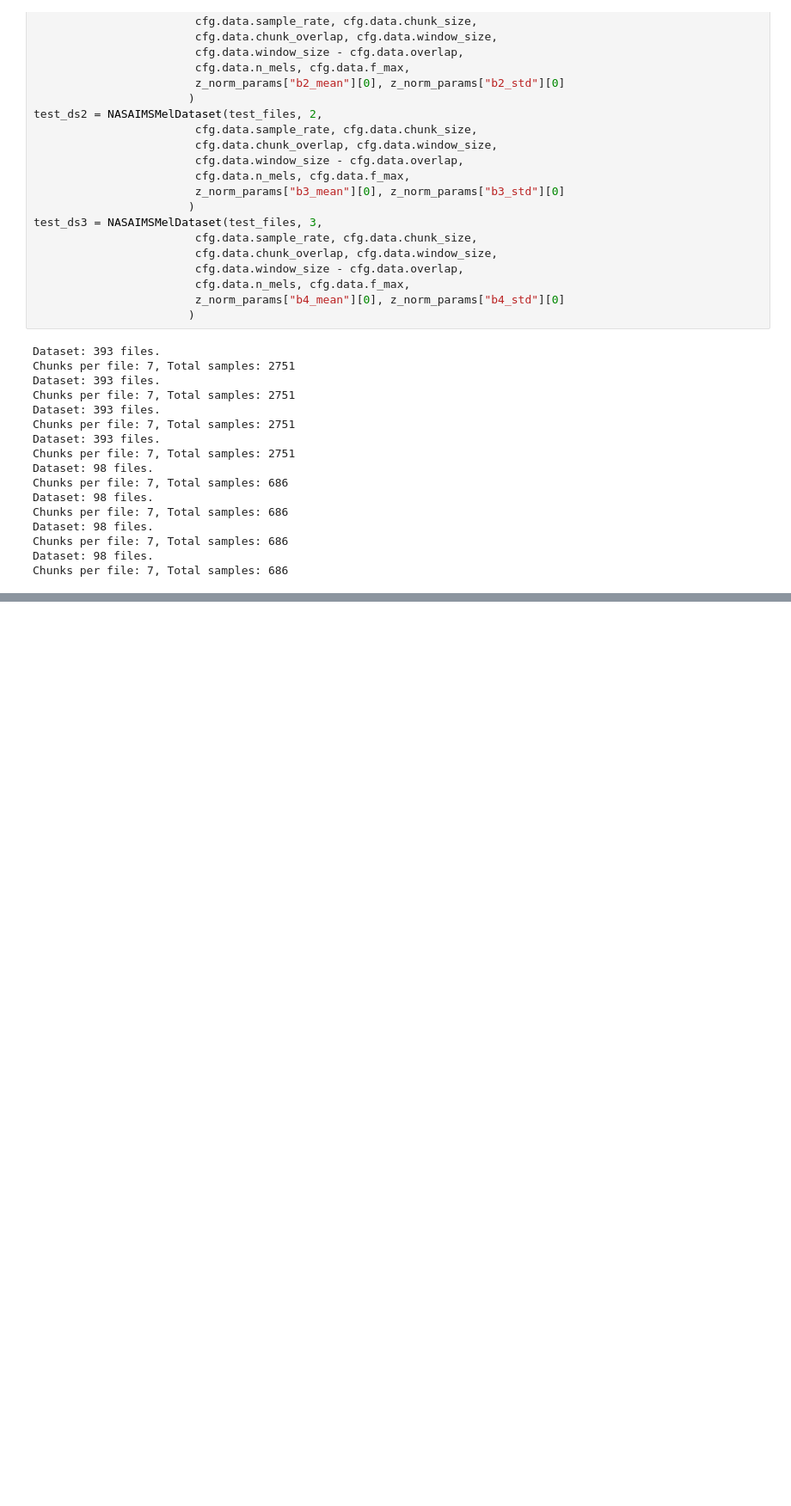
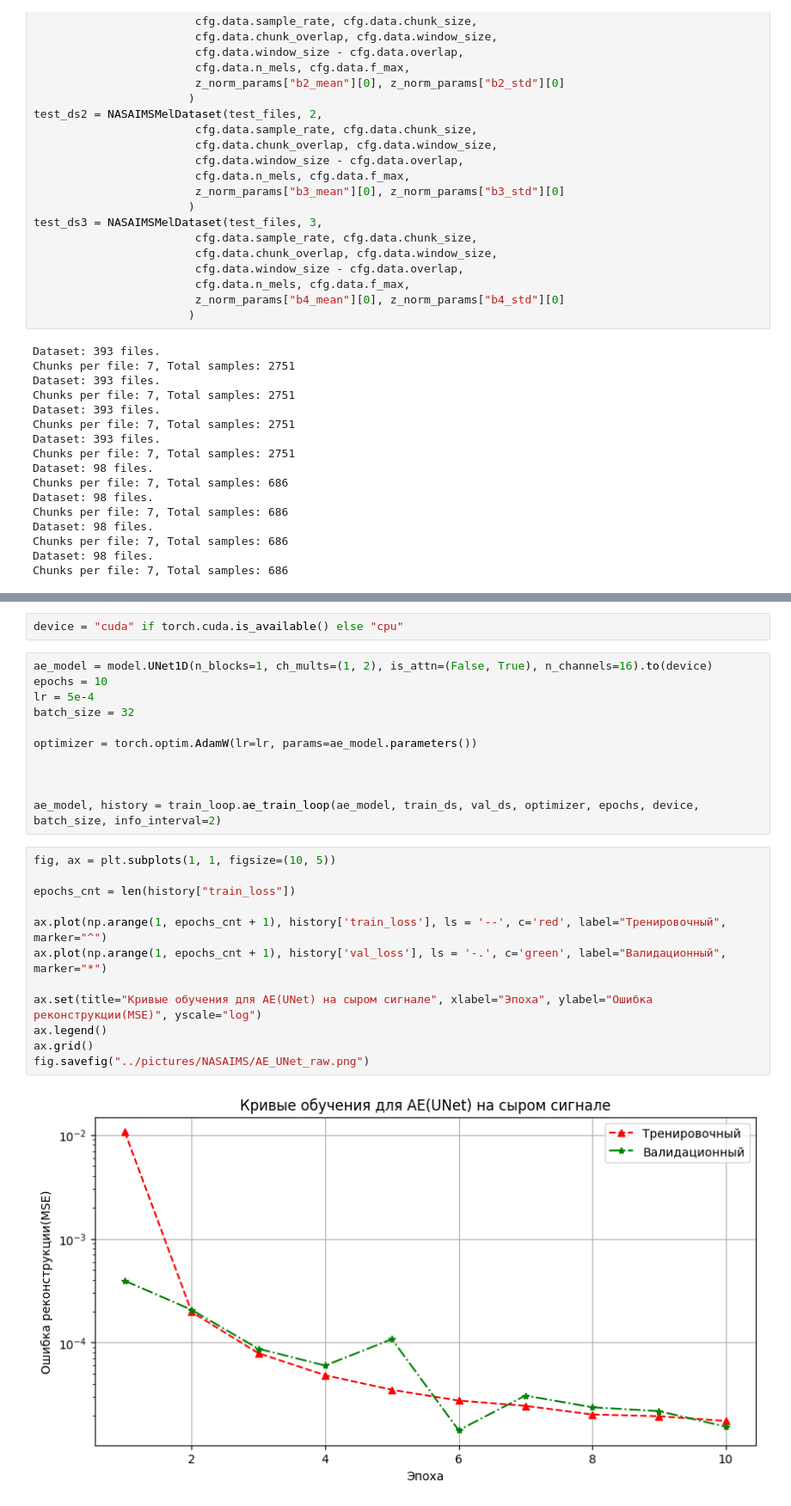
Before and after one commit to mihalko711/MFMLD, a Jupyter notebook: notebooks/ae_exp.ipynb, the cells around one changed output, grey strips where cells are left out. Shown at 86% size. Cells and saved outputs as stored; diff of their text form; blank space fills up the shorter version.

Commit message:
<feat>: New notebooks and pictures. Demonstration of AE(UNet), CNN, TCN

```diff
--- a/notebooks/ae_exp.ipynb
+++ b/notebooks/ae_exp.ipynb
@@ -240,0 +283,27 @@ plt.imshow(ds0[np.random.randint(len(test_ds0))].permute(1, 2, 0))
+# %%
+device = "cuda" if torch.cuda.is_available() else "cpu"
+# %%
+ae_model = model.UNet1D(n_blocks=1, ch_mults=(1, 2), is_attn=(False, True), n_channels=16).to(device)
+epochs = 10
+lr = 5e-4
+batch_size = 32
+
+optimizer = torch.optim.AdamW(lr=lr, params=ae_model.parameters())
+
+
+
+ae_model, history = train_loop.ae_train_loop(ae_model, train_ds, val_ds, optimizer, epochs, device, batch_size, info_interval=2)
+# %%
+fig, ax = plt.subplots(1, 1, figsize=(10, 5))
+
+epochs_cnt = len(history["train_loss"])
+
+ax.plot(np.arange(1, epochs_cnt + 1), history['train_loss'], ls = '--', c='red', label="Тренировочный", marker="^")
+ax.plot(np.arange(1, epochs_cnt + 1), history['val_loss'], ls = '-.', c='green', label="Валидационный", marker="*")
+
+ax.set(title="Кривые обучения для AE(UNet) на сыром сигнале", xlabel="Эпоха", ylabel="Ошибка реконструкции(MSE)", yscale="log")
+ax.legend()
+ax.grid()
+fig.savefig("../pictures/NASAIMS/AE_UNet_raw.png")
+# %% [output]
+[figure, added]
```
Also changed, not shown: parts of 35 cells of this notebook, 18 other files.
